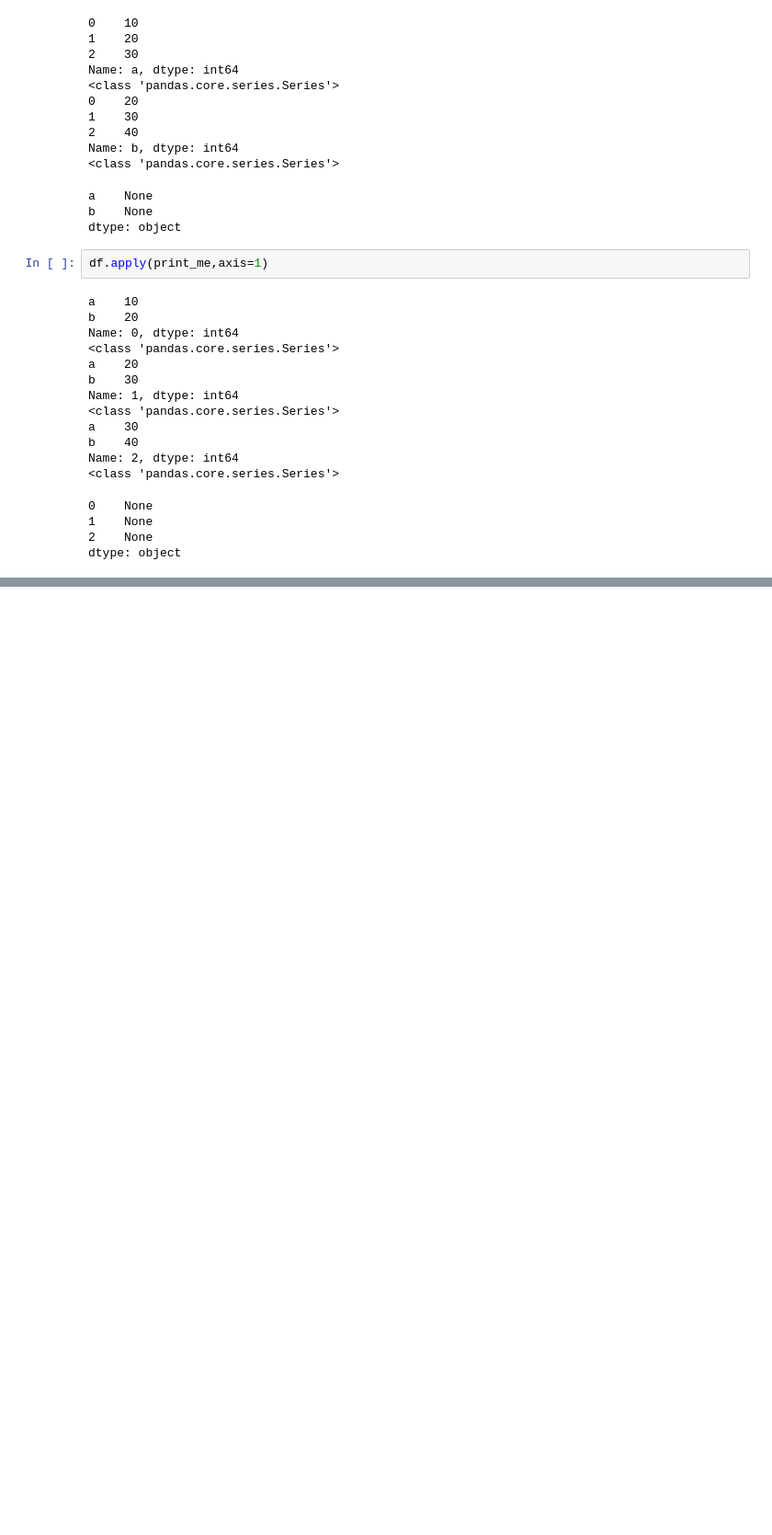
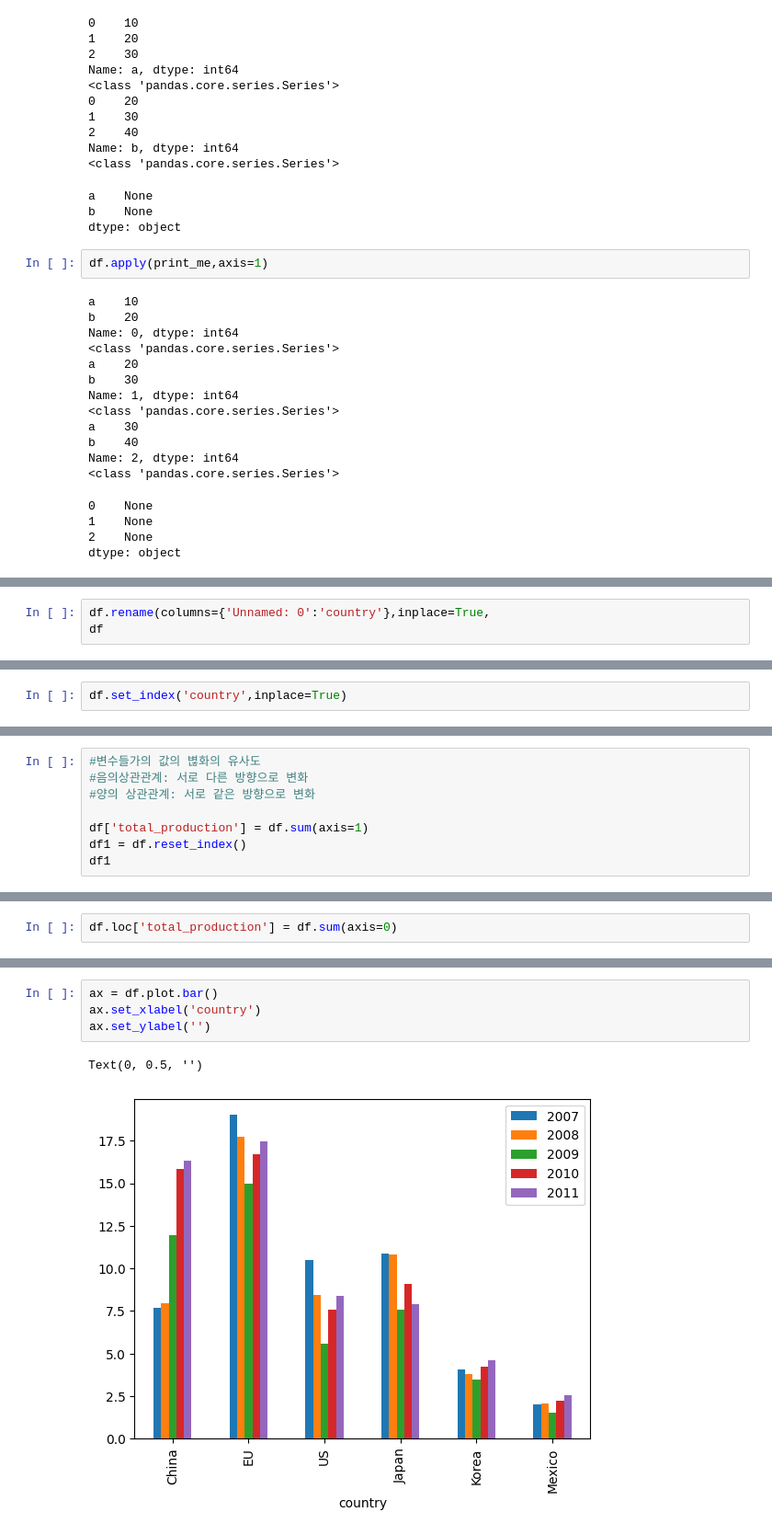
Before and after one commit to damdam1219/hipython_rep, a Jupyter notebook: 14. 데이터 전처리.ipynb, the cells around one changed output, grey strips where cells are left out. Shown: that part at 92% size. Drawn from its saved outputs; the diff is of its cells as text; blank space fills up the shorter version.

```diff
--- a/14. 데이터 전처리.ipynb
+++ b/14. 데이터 전처리.ipynb
@@ -453,0 +900,3 @@ data= {'name':['']}
+# %%
+df.rename(columns={'Unnamed: 0':'country'},inplace=True,
+df
@@ -453,0 +911,2 @@ data= {'name':['']}
+# %%
+df.set_index('country',inplace=True)
@@ -453,0 +949,8 @@ data= {'name':['']}
+# %%
+#변수들가의 값의 볂화의 유사도
+#음의상관관계: 서로 다른 방향으로 변화
+#양의 상관관계: 서로 같은 방향으로 변화
+
+df['total_production'] = df.sum(axis=1)
+df1 = df.reset_index()
+df1
@@ -453,0 +965,2 @@ data= {'name':['']}
+# %%
+df.loc['total_production'] = df.sum(axis=0)
@@ -453,0 +1011,7 @@ data= {'name':['']}
+# %%
+ax = df.plot.bar()
+ax.set_xlabel('country')
+ax.set_ylabel('')
+# %% [output]
+Text(0, 0.5, '')
+[figure, added]
```
Also changed, not shown: parts of 107 cells of this notebook.
